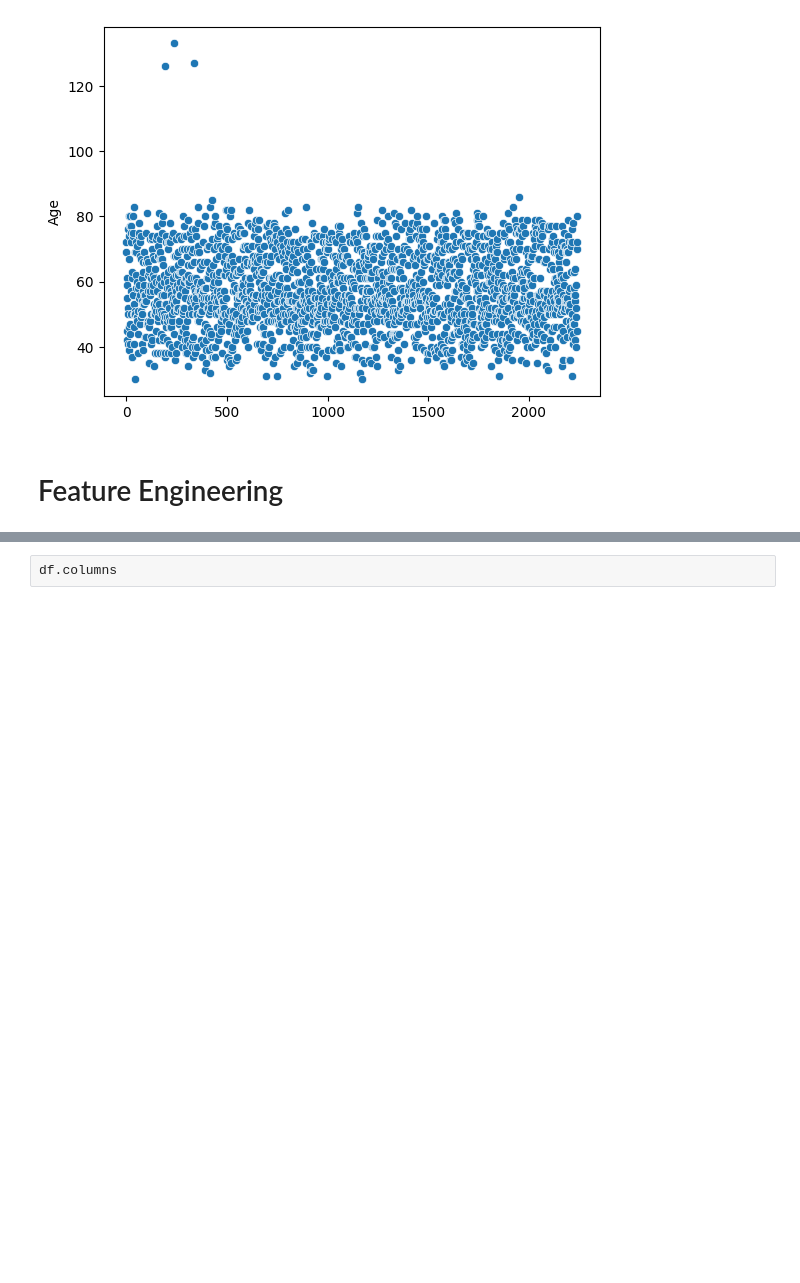
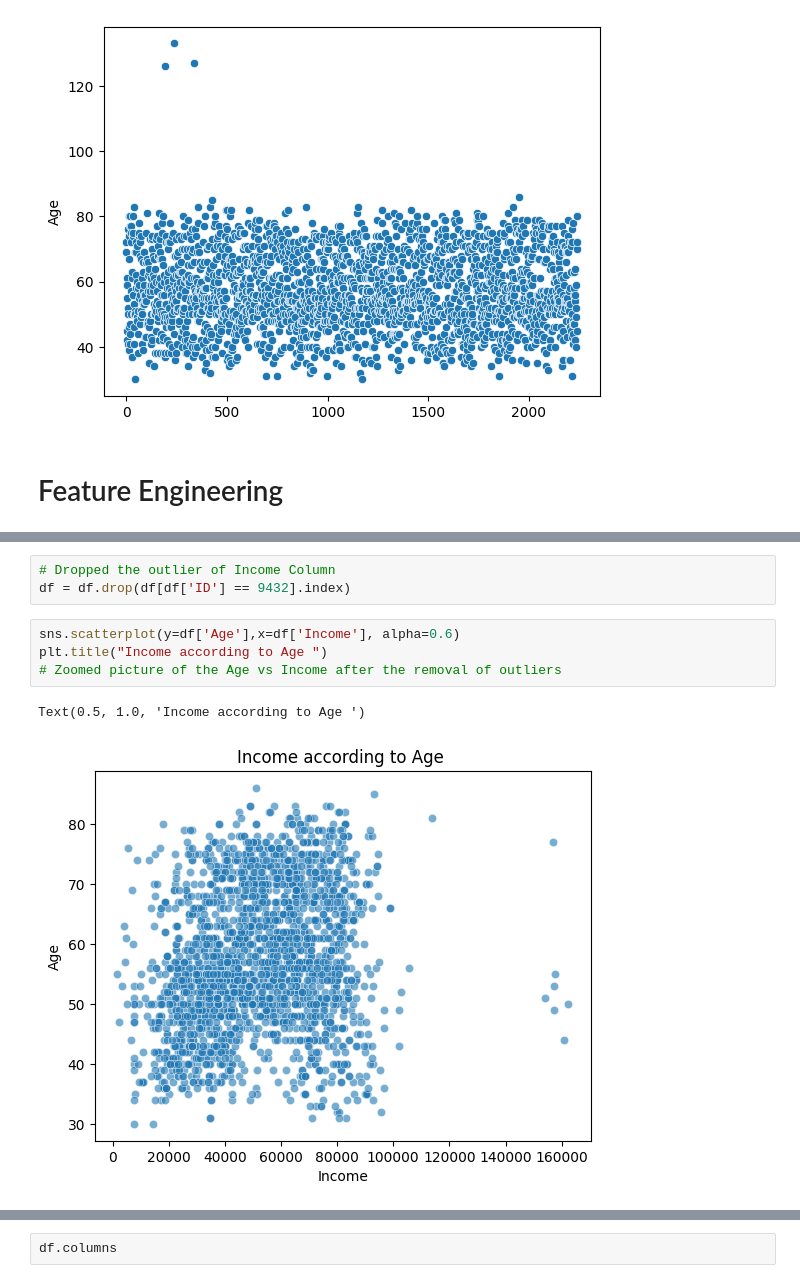
Before and after one commit to RaviNamdeoo/Customer_Segmentation_Analysis, a Jupyter notebook: Customer_segment.ipynb, the cells around one changed output, grey strips where cells are left out. Cells and saved outputs as stored; diff of their text form; blank space fills up the shorter version.

```diff
--- a/Customer_segment.ipynb
+++ b/Customer_segment.ipynb
@@ -200,3 +229,13 @@ sns.scatterplot(y=df['Age'],x=df['Income'], alpha=0.6)
+# %%
+# Dropped the outlier of Income Column
+df = df.drop(df[df['ID'] == 9432].index)
+# %%
+sns.scatterplot(y=df['Age'],x=df['Income'], alpha=0.6)
+plt.title("Income according to Age ")
+# Zoomed picture of the Age vs Income after the removal of outliers
+# %% [output]
+Text(0.5, 1.0, 'Income according to Age ')
+[figure, added]
 # %%
 df['Total_children'] = df['Teenhome'] + df['Kidhome']
 df['Total_children']
```
Also changed, not shown: parts of 31 cells of this notebook.
